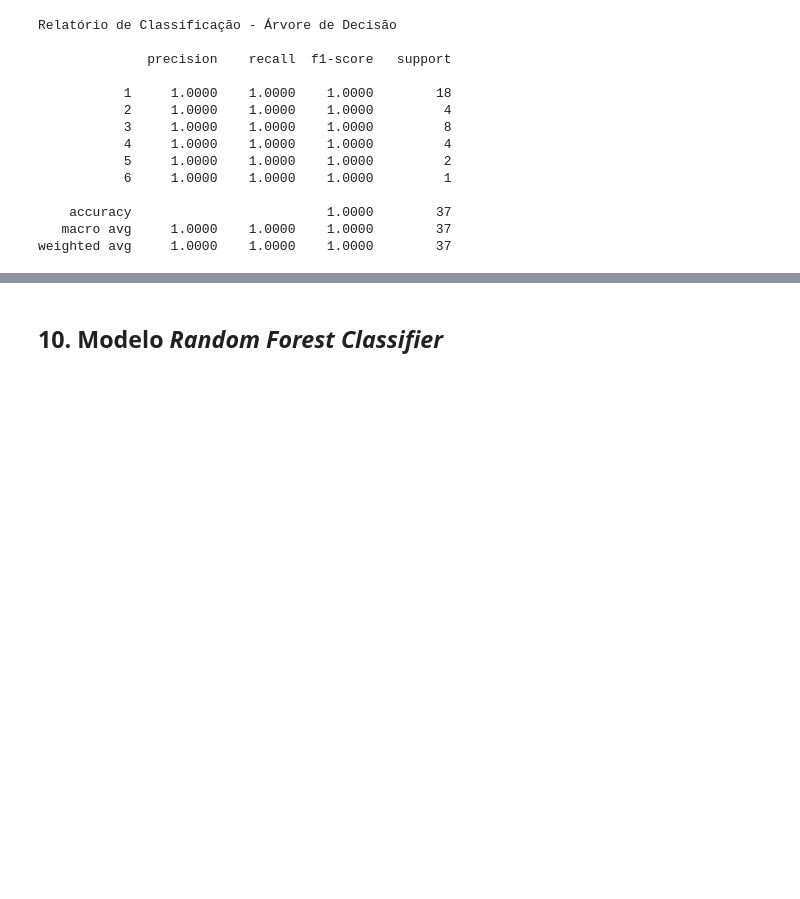
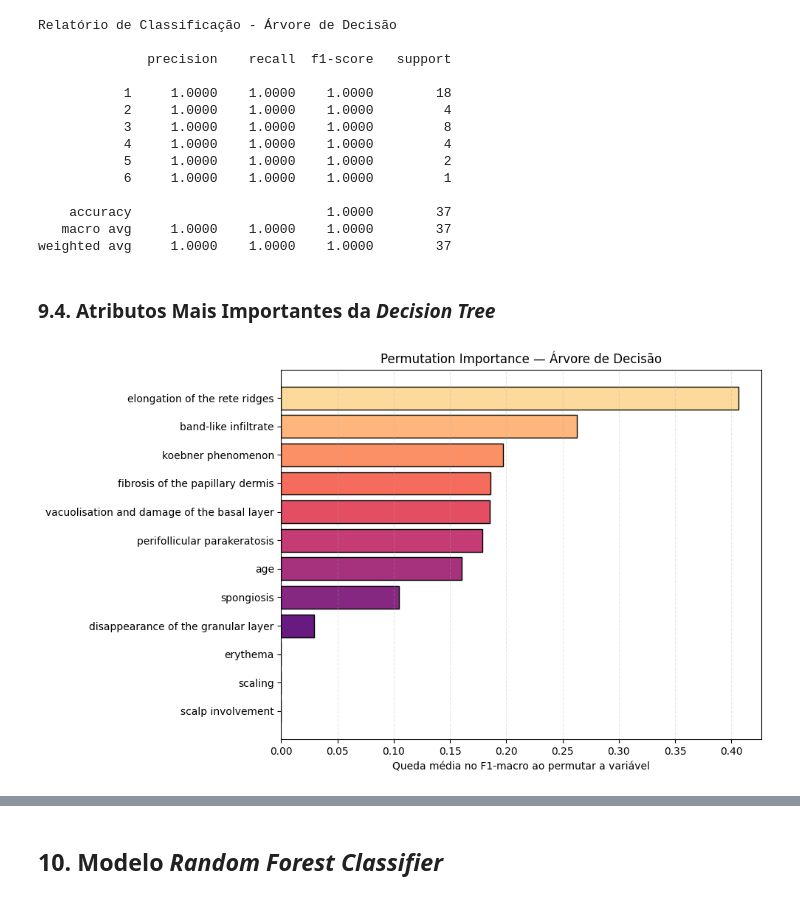
Before and after one commit to joaomarengo/Projeto-Machine-Learning, a Jupyter notebook: notebook/projeto_final.ipynb, the cells around one changed output, grey strips where cells are left out. Cells and saved outputs as stored; diff of their text form; code cells hidden in the pictures; blank space fills up the shorter version.

Commit message:
Adicionando novos Permutation Importance (Victor)

```diff
--- a/notebook/projeto_final.ipynb
+++ b/notebook/projeto_final.ipynb
@@ -650,3 +645,40 @@ Relatório de Classificação - Árvore de Decisão
     accuracy                         1.0000        37
    macro avg     1.0000    1.0000    1.0000        37
 weighted avg     1.0000    1.0000    1.0000        37
+# %% [markdown]
+### 9.4. Atributos Mais Importantes da *Decision Tree*
+# %%
+pi = permutation_importance(
+    estimator=modelo_dt_otimizado,
+    X=X_teste,
+    y=y_teste,
+    scoring="f1_macro",
+    n_repeats=30,
+    random_state=777666,
+    n_jobs=-1
+)
+
+df_pi_dt = pd.DataFrame({
+    "Variável": X.columns,
+    "Importância Média": pi.importances_mean
+}).sort_values("Importância Média", ascending=False)
+
+top = df_pi_dt.head(12).iloc[::-1].reset_index(drop=True)
+
+fig, ax = plt.subplots(figsize=(10, 6))
+y = np.arange(len(top))
+
+colors = sns.color_palette("magma", len(top))
+
+ax.barh(y, top["Importância Média"], color=colors, edgecolor="black")
+ax.set_yticks(y)
+ax.set_yticklabels(top["Variável"])
+
+ax.set_xlabel("Queda média no F1-macro ao permutar a variável")
+ax.set_title("Permutation Importance — Árvore de Decisão")
+ax.grid(axis="x", linestyle="--", alpha=0.3)
+
+plt.tight_layout()
+plt.show()
+# %% [output]
+[figure, added]
```
Also changed, not shown: parts of 22 cells of this notebook.
